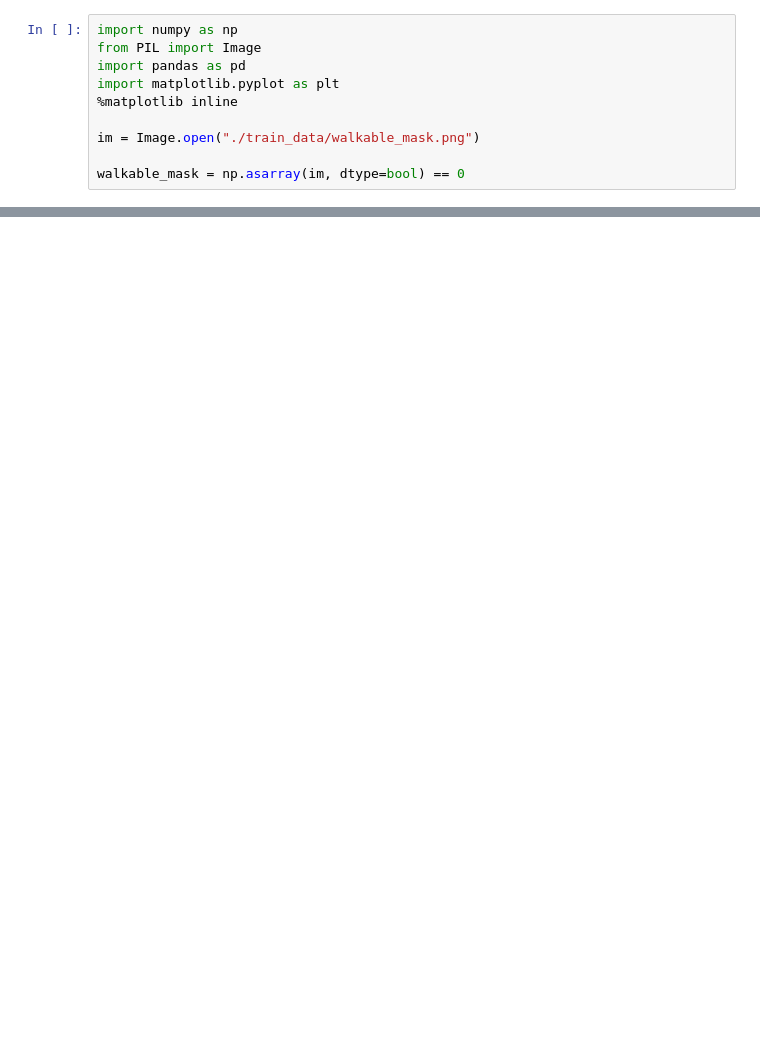
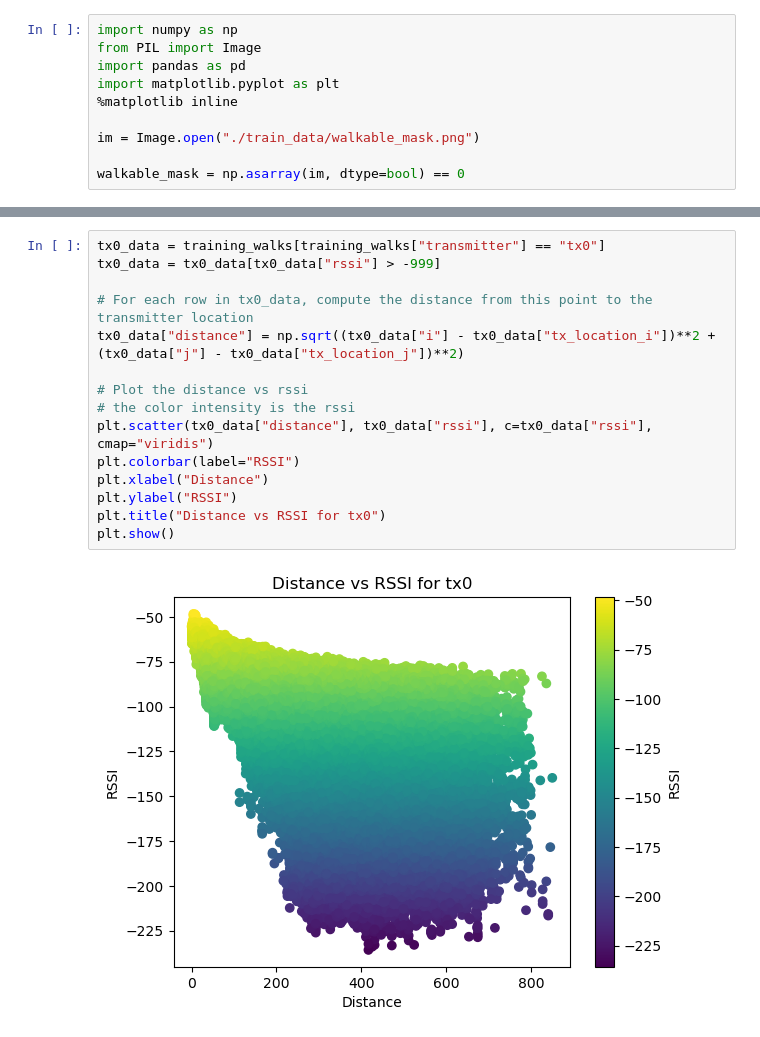
Before and after one commit to aughey/tx-hunt, a Jupyter notebook: visualize.ipynb, the cells around one changed output, grey strips where cells are left out. Cells and saved outputs as stored; diff of their text form; blank space fills up the shorter version.

```diff
--- a/visualize.ipynb
+++ b/visualize.ipynb
@@ -91,0 +136,17 @@ plt.show()
+# %%
+tx0_data = training_walks[training_walks["transmitter"] == "tx0"]
+tx0_data = tx0_data[tx0_data["rssi"] > -999]
+
+# For each row in tx0_data, compute the distance from this point to the transmitter location
+tx0_data["distance"] = np.sqrt((tx0_data["i"] - tx0_data["tx_location_i"])**2 + (tx0_data["j"] - tx0_data["tx_location_j"])**2)
+
+# Plot the distance vs rssi
+# the color intensity is the rssi
+plt.scatter(tx0_data["distance"], tx0_data["rssi"], c=tx0_data["rssi"], cmap="viridis")
+plt.colorbar(label="RSSI")
+plt.xlabel("Distance")
+plt.ylabel("RSSI")
+plt.title("Distance vs RSSI for tx0")
+plt.show()
+# %% [output]
+[figure, added]
```
Also changed, not shown: parts of 9 cells of this notebook, 12 other files.
